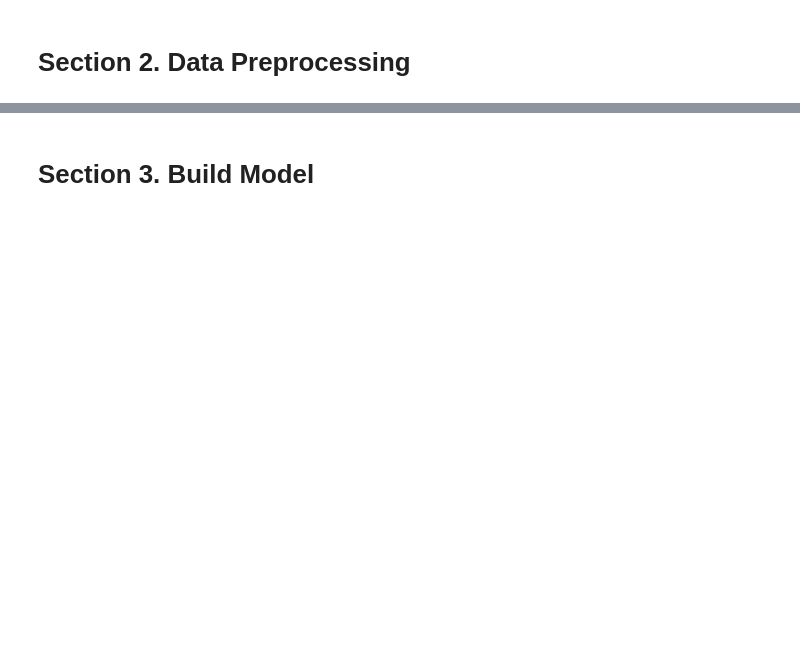
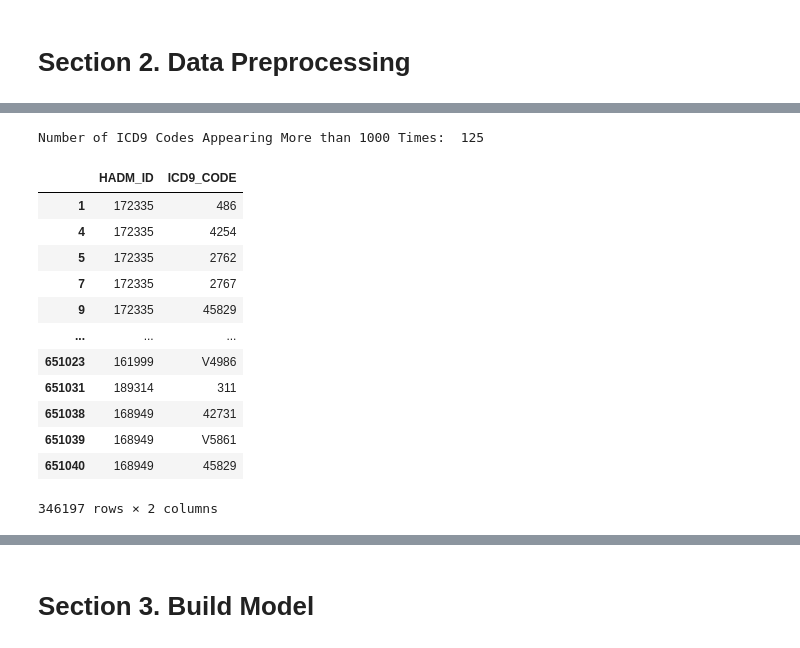
Before and after one commit to starmpcc/KoSAIM2023-Transformer, a Jupyter notebook: auto_coding.ipynb, the cells around one changed output, grey strips where cells are left out. Saved outputs shown, nothing was run; the diff lists cells and outputs as text; code cells hidden in the pictures; blank space fills up the shorter version.

```diff
--- a/auto_coding.ipynb
+++ b/auto_coding.ipynb
@@ -50,7 +121,27 @@ plt.ylabel('ICD9_CODE')
 # %%
-# Filter ICD9 Codes Appearing More than 50 Times
-counts = diagnoses['ICD9_CODE'].value_counts()
-counts = counts[counts > 100]
-print("Number of ICD9 Codes Appearing More than 100 Times: ", len(counts))
+# Filter ICD9 Codes Appearing More than 1000 Times
+
+#######
+# Code Here
+# counts = ???
+
+
+######
+print("Number of ICD9 Codes Appearing More than 1000 Times: ", len(counts))
 diagnoses = diagnoses[diagnoses['ICD9_CODE'].isin(counts.index)]
 diagnoses
+# %% [output]
+Number of ICD9 Codes Appearing More than 1000 Times:  125
+|  | HADM_ID | ICD9_CODE |
+| 1 | 172335 | 486 |
+| 4 | 172335 | 4254 |
+| 5 | 172335 | 2762 |
+| 7 | 172335 | 2767 |
+| 9 | 172335 | 45829 |
+| ... | ... | ... |
+| 651023 | 161999 | V4986 |
+| 651031 | 189314 | 311 |
+| 651038 | 168949 | 42731 |
+| 651039 | 168949 | V5861 |
+| 651040 | 168949 | 45829 |
+346197 rows × 2 columns
```
Also changed, not shown: parts of 30 cells of this notebook.
